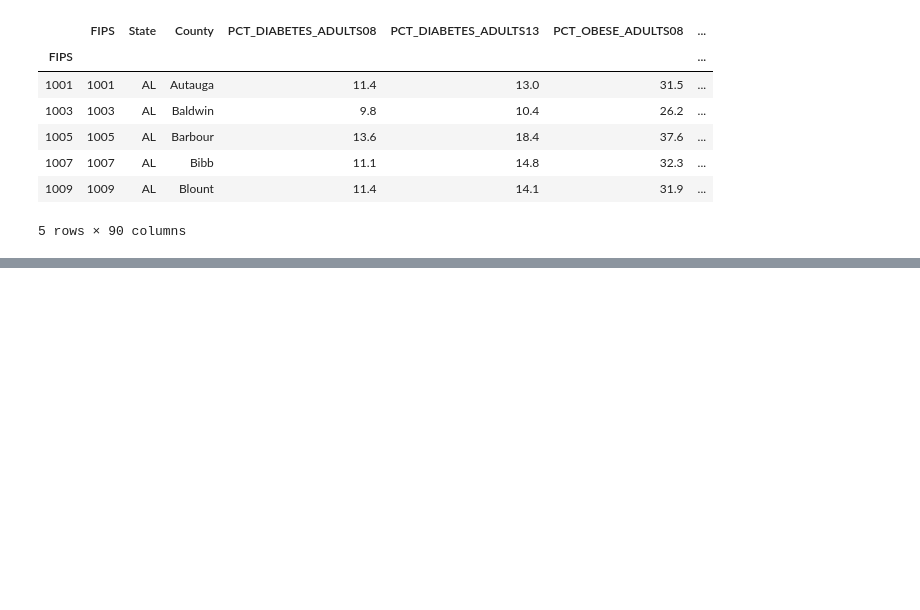
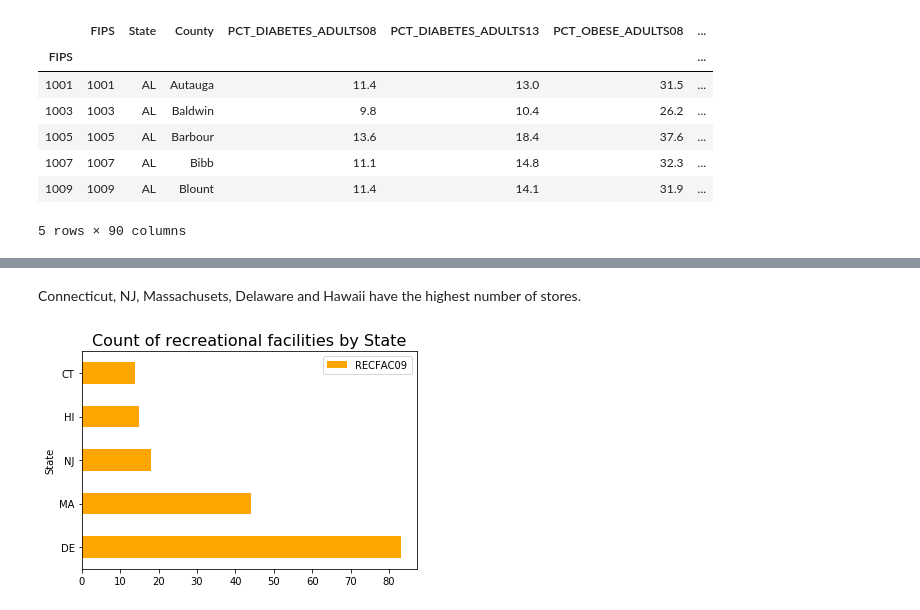
Before and after one commit to Graceallison/Predicting-Obesity-Rates-Based-on-Food-Atlas, a Jupyter notebook: Code/Data collecting and EDA.ipynb, the cells around one changed output, grey strips where cells are left out. Cells and saved outputs as stored; diff of their text form; code cells hidden in the pictures; blank space fills up the shorter version.

```diff
--- a/Code/Data collecting and EDA.ipynb
+++ b/Code/Data collecting and EDA.ipynb
@@ -531,0 +572,9 @@ df.head()
+# %% [markdown]
+Connecticut, NJ, Massachusets, Delaware and Hawaii have the highest number of stores.
+# %%
+group_df_rec.sort_values(by='RECFAC09', ascending=False).head().plot(kind='barh', color='orange')
+#plt.xlabel('Count')
+#plt.ylabel('State')
+plt.title('Count of recreational facilities by State', fontsize = 16);
+# %% [output]
+[figure, added]
```
Also changed, not shown: parts of 15 cells of this notebook, 2 other files.
